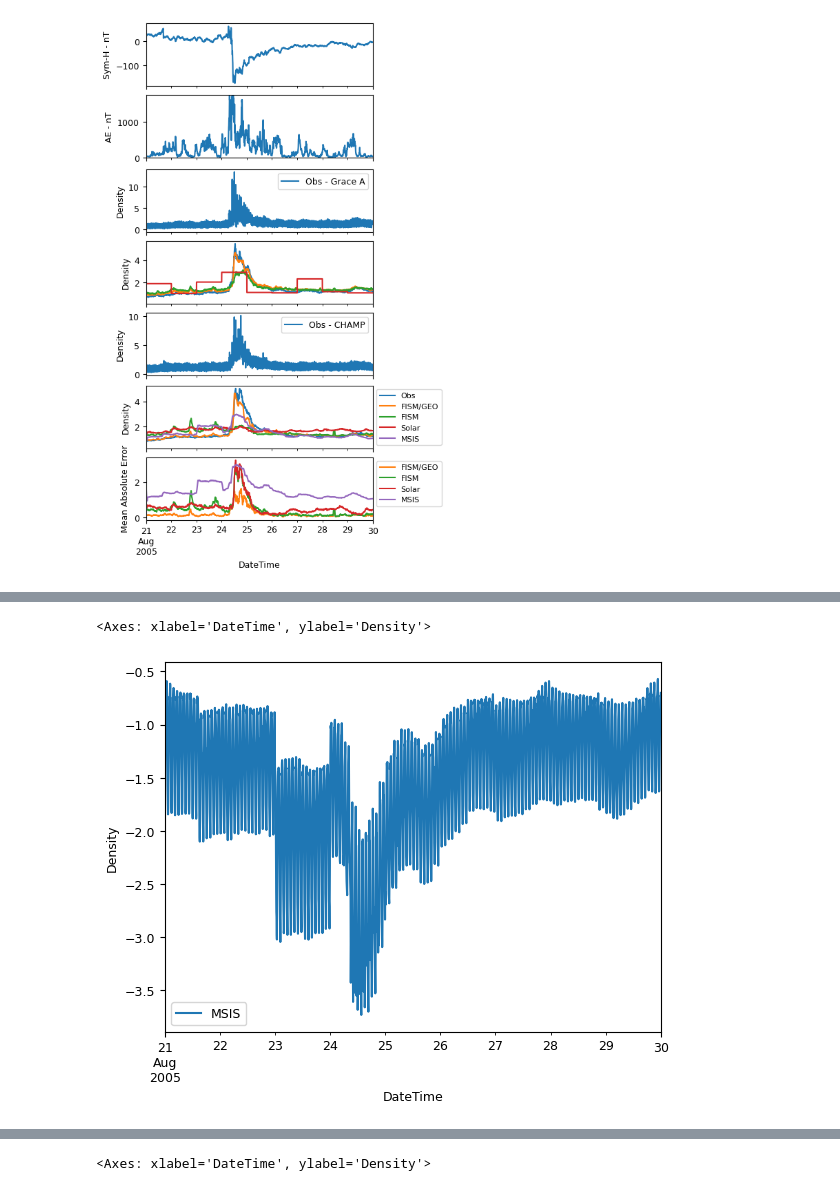
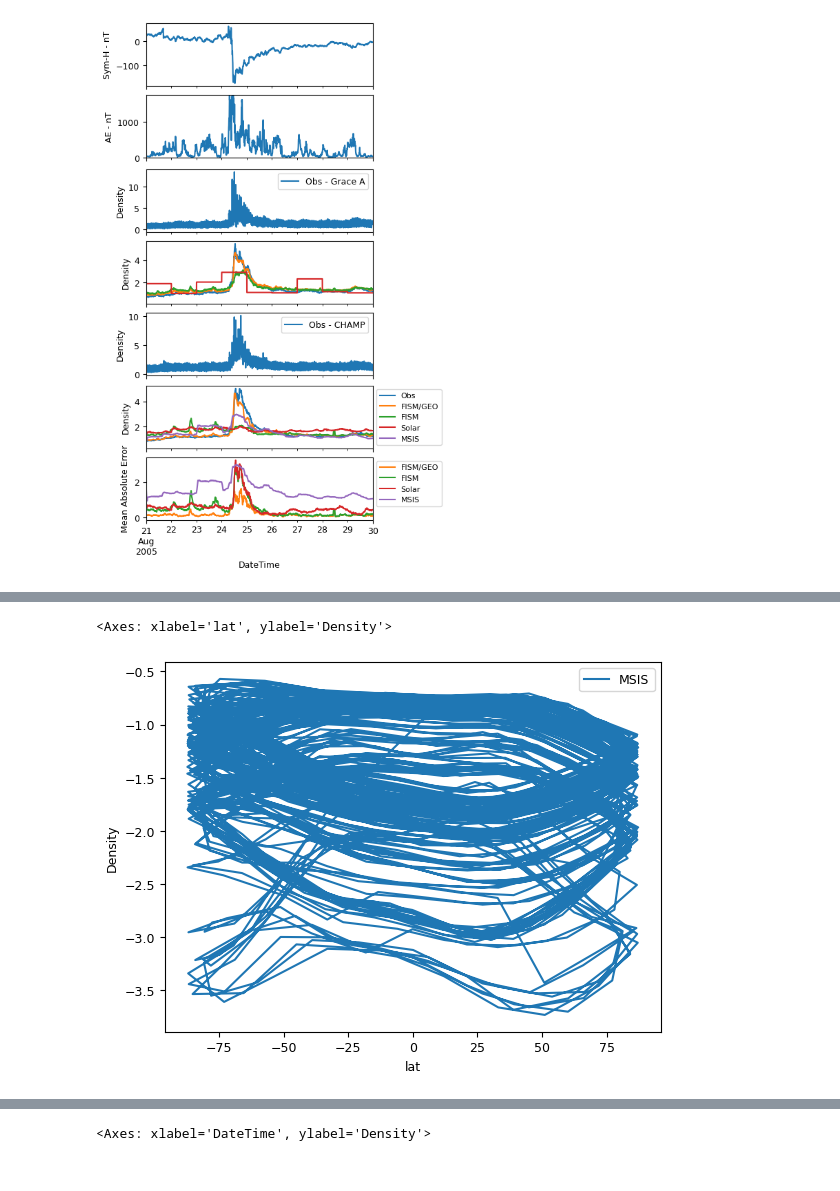
Before and after one commit to kylermurphy/SatDrag, a Jupyter notebook: Notebooks/RF_Events.ipynb, the cells around one changed output, grey strips where cells are left out. Drawn from its saved outputs; the diff is of its cells as text; code cells hidden in the pictures.

```diff
--- a/Notebooks/RF_Events.ipynb
+++ b/Notebooks/RF_Events.ipynb
@@ -338,3 +338,5 @@ if sfig:
 # %% [output]
 <Figure size 640x480 with 0 Axes>
 [figure]
+# %%
+msis_pro['lat'] = sat_df.loc[ch_t,'SatLat']
@@ -341,5 +350,5 @@ if sfig:
 # %%
-msis_pro.plot(x='DateTime', y='resid', xlim=[sdate,edate], label='MSIS', ylabel='Density', legend=True)
+msis_pro.plot(x='lat', y='resid', label='MSIS', ylabel='Density', legend=True)
 # %% [output]
-<Axes: xlabel='DateTime', ylabel='Density'>
+<Axes: xlabel='lat', ylabel='Density'>
-[figure, old version]
+[figure, new version]
```
Also changed, not shown: parts of 3 cells of this notebook, 1 other file.
